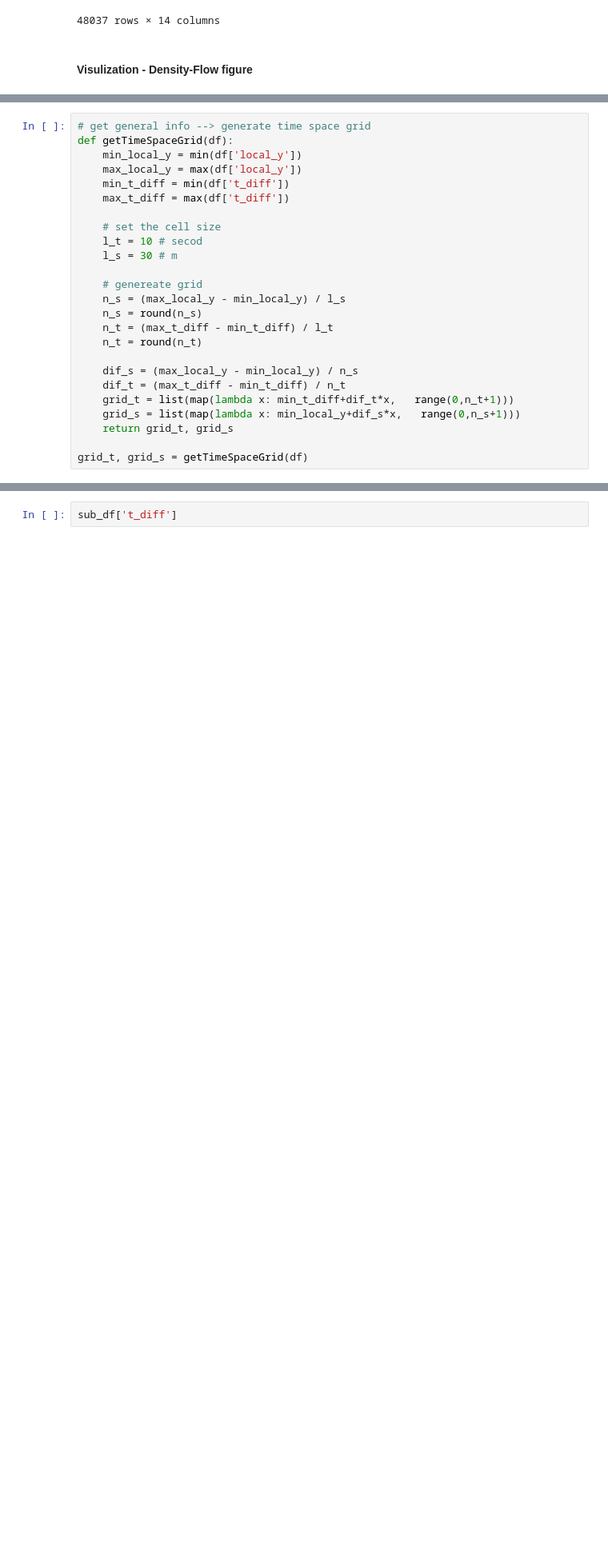
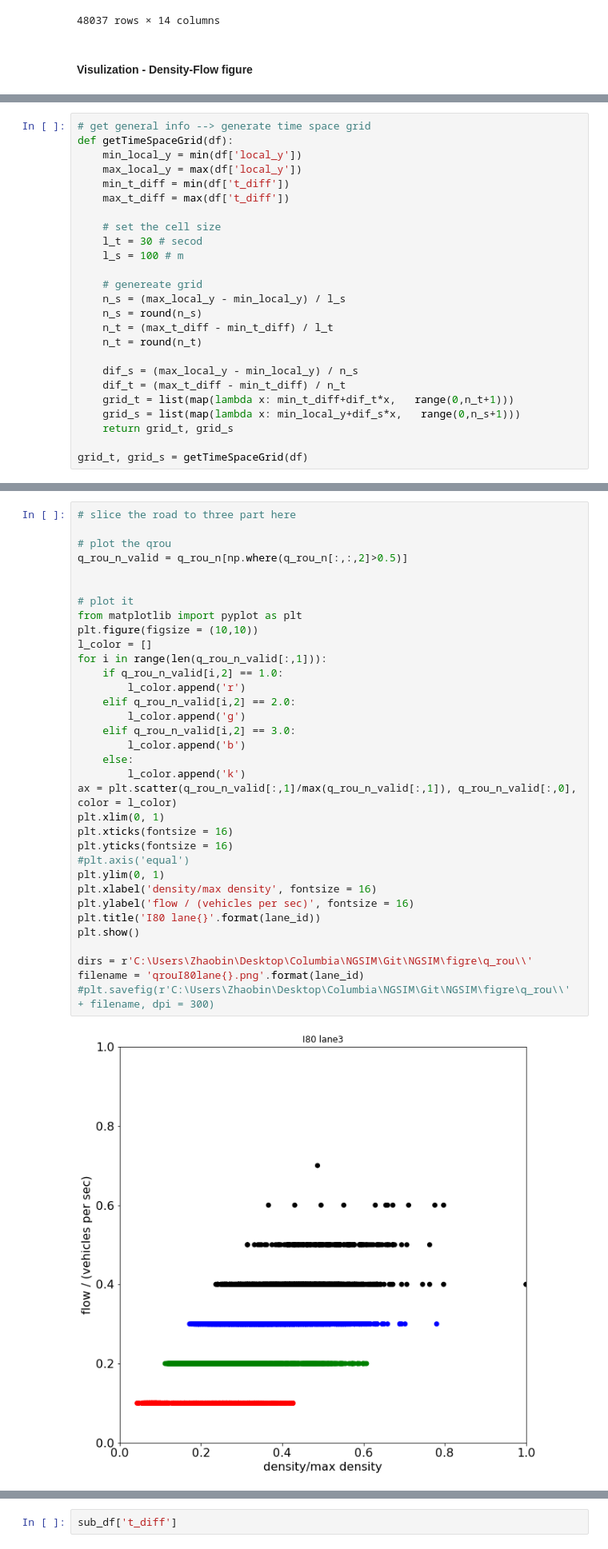
Before and after one commit to ZhaobinMo/NGSIM, a Jupyter notebook: dataprocess.ipynb, the cells around one changed output, grey strips where cells are left out. Shown at 80% size. Saved outputs shown, nothing was run; the diff lists cells and outputs as text; blank space fills up the shorter version.

Commit message:
backup : old q_rou_veryslow_plot

```diff
--- a/dataprocess.ipynb
+++ b/dataprocess.ipynb
@@ -225,8 +225,8 @@ def getTimeSpaceGrid(df):
     max_t_diff = max(df['t_diff'])
 
     # set the cell size
-    l_t = 10 # secod
-    l_s = 30 # m
+    l_t = 30 # secod
+    l_s = 100 # m
 
     # genereate grid
     n_s = (max_local_y - min_local_y) / l_s
@@ -439,0 +320,36 @@ lenq_rou_n)
+# %%
+# slice the road to three part here
+
+# plot the qrou
+q_rou_n_valid = q_rou_n[np.where(q_rou_n[:,:,2]>0.5)]
+
+
+# plot it
+from matplotlib import pyplot as plt
+plt.figure(figsize = (10,10))
+l_color = []
+for i in range(len(q_rou_n_valid[:,1])):
+    if q_rou_n_valid[i,2] == 1.0:
+        l_color.append('r')
+    elif q_rou_n_valid[i,2] == 2.0:
+        l_color.append('g')
+    elif q_rou_n_valid[i,2] == 3.0:
+        l_color.append('b')
+    else:
+        l_color.append('k')
+ax = plt.scatter(q_rou_n_valid[:,1]/max(q_rou_n_valid[:,1]), q_rou_n_valid[:,0], color = l_color)
+plt.xlim(0, 1)
+plt.xticks(fontsize = 16)
+plt.yticks(fontsize = 16)
+#plt.axis('equal')
+plt.ylim(0, 1)
+plt.xlabel('density/max density', fontsize = 16)
+plt.ylabel('flow / (vehicles per sec)', fontsize = 16)
+plt.title('I80 lane{}'.format(lane_id))
+plt.show()
+
+dirs = r'C:\Users\Zhaobin\Desktop\Columbia\NGSIM\Git\NGSIM\figre\q_rou\\'
+filename = 'qrouI80lane{}.png'.format(lane_id)
+#plt.savefig(r'C:\Users\Zhaobin\Desktop\Columbia\NGSIM\Git\NGSIM\figre\q_rou\\' + filename, dpi = 300)
+# %% [output]
+[figure, added]
```
Also changed, not shown: parts of 26 cells of this notebook.
